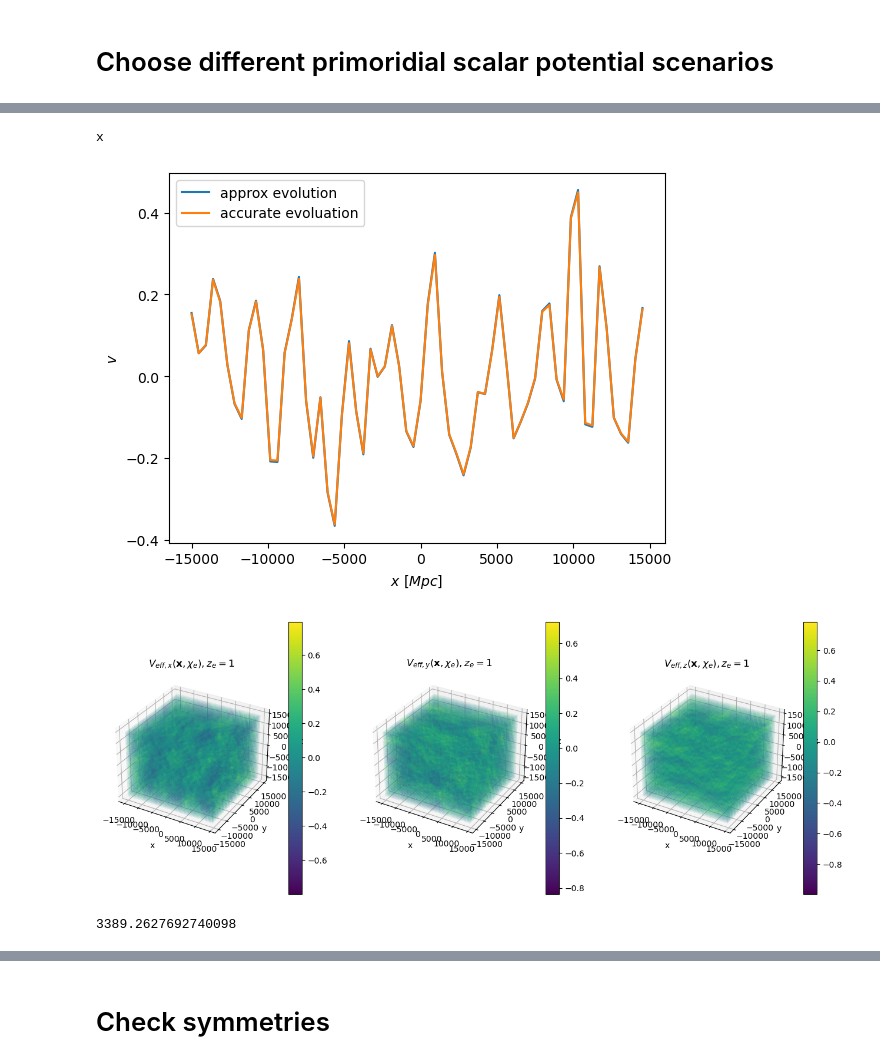
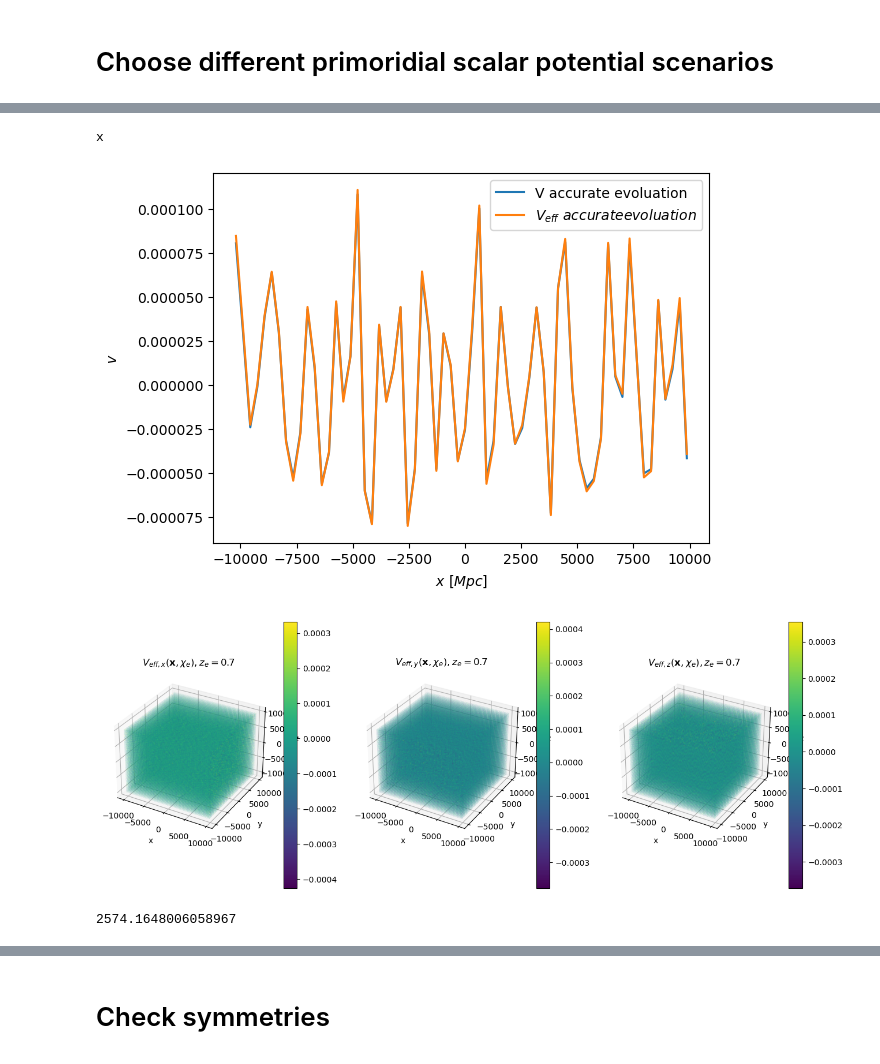
Before and after one commit to catketchup/ReCCO, a Jupyter notebook: code/Pylian_test.ipynb, the cells around one changed output, grey strips where cells are left out. Cells and saved outputs as stored; diff of their text form; code cells hidden in the pictures.

```diff
--- a/code/Pylian_test.ipynb
+++ b/code/Pylian_test.ipynb
@@ -30,8 +30,8 @@ zbins_acentral = 1/(1+zb.zbins_zcentral)
 Dv_central = -remote_spectra.Dv_inter(Omega_b, Omega_c, w, wa, Omega_K, h)(zbins_acentral)
 # %%
 grid              = 64  #grid size
-BoxSize           = 30000.0 #Mpc/h
-seed              = 5     #value of the initial random seed
+BoxSize           = 30000.0*h #Mpc/h
+seed              = 10    #value of the initial random seed
 Rayleigh_sampling = 0      #whether sampling the Rayleigh distribution for modes amplitudes
 threads           = 1      #number of openmp threads
 verbose           = True   #whether to print some information
@@ -81,6 +82,7 @@ Pk_in;
 # %%
 # read power spectrum; k and Pk have to be floats, not doubles
 # k, Pk = np.loadtxt('my_Pk.txt', unpack=True)
+Pk_in = Pk_in*k_in**3
 k_in, Pk_in = k_in.astype(np.float32), Pk_in.astype(np.float32)
 # generate a 2D Gaussian density field
 # df_2D = DFL.gaussian_field_2D(grid, k, Pk, Rayleigh_sampling, seed,
@@ -88,7 +90,10 @@ k_in, Pk_in = k_in.astype(np.float32), Pk_in.astype(np.float32)
 # Pk_in = Pk_in/k_in**3
 
 # generate a 3D Gaussian density field
-psi_x = DFL.gaussian_field_3D(grid, k_in, Pk_in, Rayleigh_sampling, seed,
+psi_x = DFL.gaussian_field_3D(grid, k_in/h, Pk_in*h**3, Rayleigh_sampling, seed,
                               BoxSize, threads, verbose)
+
+# psi_x = DFL.gaussian_field_3D(grid, k_in*BoxSize/(2.0*np.pi), Pk_in/BoxSize**3, Rayleigh_sampling, seed,
+#                               BoxSize, threads, verbose)
 # %% [output]
 delta(k) field generated
@@ -346,7 +345,7 @@ w0 = -0.7
 # %% [markdown]
 # Choose the redshift of remote dipole field
 # %%
-ze = 1
+ze = 0.7
 a_e = 1/(1+ze)
 ks = config.kaux
 
@@ -484,28 +506,31 @@ V_eff_ISW_x3 = ThreeDEvolve(G_ISW_ksz_itp, g_field_k[2], kk)
 # %%
 if 1:
     print(direction)
     if direction == 'x':
         D_v = remote_spectra.Dv_inter(Omega_b, Omega_c, w, wa, Omega_K, h)(a_e)
-        plt.plot(x,g_field_x[0][0, :, 0]*D_v, label='approx evolution')
-        plt.plot(x,V_eff_localDopp_x1.real[0, :, 0], label='accurate evoluation')
+        # plt.plot(x,g_field_x[0][0, :, 0]*D_v, label='V approx evolution')
+        plt.plot(x,V_eff_localDopp_x1.real[0, :, 0], label='V accurate evoluation')
+        plt.plot(x,V_eff_x1.real[0, :, 0], label=r'$V_{eff} \ accurate evoluation$')
         plt.legend()
 
     elif direction == 'y':
         D_v = remote_spectra.Dv_inter(Omega_b, Omega_c, w, wa, Omega_K, h)(a_e)
-        plt.plot(x,g_field_x[1][:, 0, 0]*D_v, label='approx evolution')
+        # plt.plot(x,g_field_x[1][:, 0, 0]*D_v, label='approx evolution')
         plt.plot(x,V_eff_localDopp_x2.real[:, 0, 0], label='accurate evoluationj')
+        plt.plot(x,V_eff_x1.real[:, 0, 0], label=r'$V_{eff} \ accurate evoluation$')
         plt.legend()
 
     elif direction == 'z':
         D_v = remote_spectra.Dv_inter(Omega_b, Omega_c, w, wa, Omega_K, h)(a_e)
-        plt.plot(x,g_field_x[2].real[0, 0, :]*D_v, label='approx evolution')
+        # plt.plot(x,g_field_x[2].real[0, 0, :]*D_v, label='approx evolution')
         plt.plot(x,V_eff_localDopp_x3.real[0, 0, :], label='accurate evolution')
+        plt.plot(x,V_eff_x1.real[:, 0, 0], label=r'$V_{eff} \ accurate evoluation$')
         plt.legend()
     plt.xlabel(r'$x\ [Mpc]$')
     plt.ylabel(r'$v$')
 # %% [output]
 x
-[figure, old version]
+[figure, new version]
 # %%
 if 1:
     fig = plt.figure(figsize=(16,6))
@@ -533,7 +558,7 @@ if 1:
     ax.set_zlabel(r'z')
     ax.set_title(r'$V_{eff,z}(\mathbf{x}, \chi_e), z_{e} = %s$' %ze);
 # %% [output]
-[figure, old version]
+[figure, new version]
 # %%
 common_settings = {# LambdaCDM parameters
                    'h':0.67810,
@@ -608,7 +633,7 @@ if 0:
 
 # looks pretty good!
 # %% [output]
-3389.2627692740098
+2574.1648006058967
 # %%
 def ThreeDField_on_TwoDSurface(x_grid, y_grid, z_grid, field3D, x, y, z):
     return RegularGridInterpolator((x_grid, y_grid, z_grid), field3D)((y, x, z))
```
Also changed, not shown: parts of 29 cells of this notebook, 3 other files.
